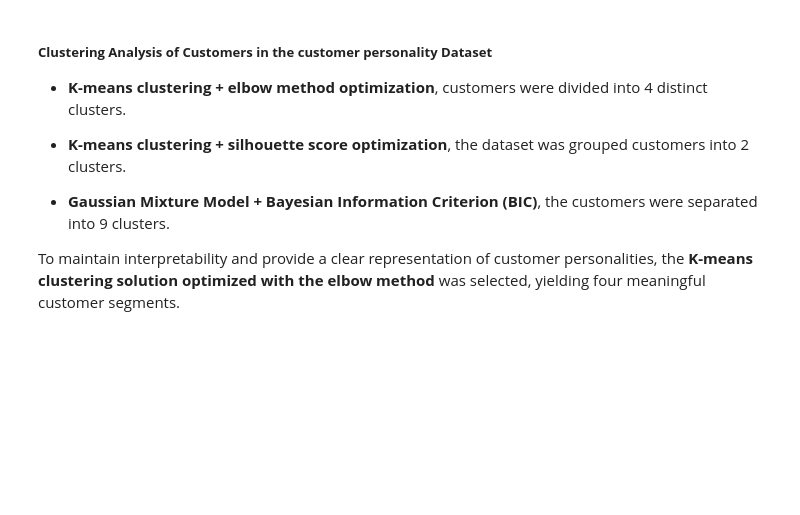
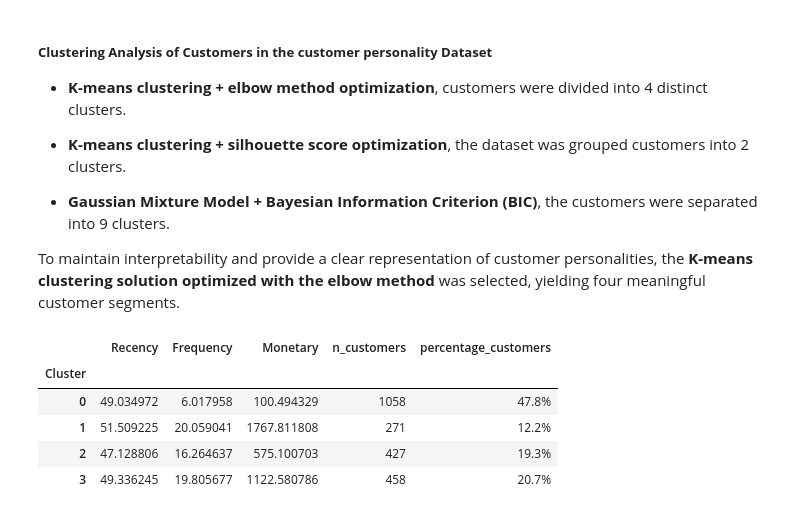
Before and after one commit to annugit1655/Customer-Personality-Analysis-with-CLTV, a Jupyter notebook: notebooks/customer-personality-analysis.ipynb, the cells around one changed output. Drawn from its saved outputs; the diff is of its cells as text; code cells hidden in the pictures; blank space fills up the shorter version.

```diff
--- a/notebooks/customer-personality-analysis.ipynb
+++ b/notebooks/customer-personality-analysis.ipynb
@@ -754,3 +715,13 @@ The optimal number of components based on BIC: 9
 - **Gaussian Mixture Model + Bayesian Information Criterion (BIC)**, the customers were separated into 9 clusters.
 
 To maintain interpretability and provide a clear representation of customer personalities, the **K-means clustering solution optimized with the elbow method** was selected, yielding four meaningful customer segments.
+# %%
+# K-means cluster with elbow method
+display(cluster_summary)
+# %% [output]
+|  | Recency | Frequency | Monetary | n_customers | percentage_customers |
+| Cluster |  |  |  |  |  |
+| 0 | 49.034972 | 6.017958 | 100.494329 | 1058 | 47.8% |
+| 1 | 51.509225 | 20.059041 | 1767.811808 | 271 | 12.2% |
+| 2 | 47.128806 | 16.264637 | 575.100703 | 427 | 19.3% |
+| 3 | 49.336245 | 19.805677 | 1122.580786 | 458 | 20.7% |
```
Also changed, not shown: parts of 12 cells of this notebook.
